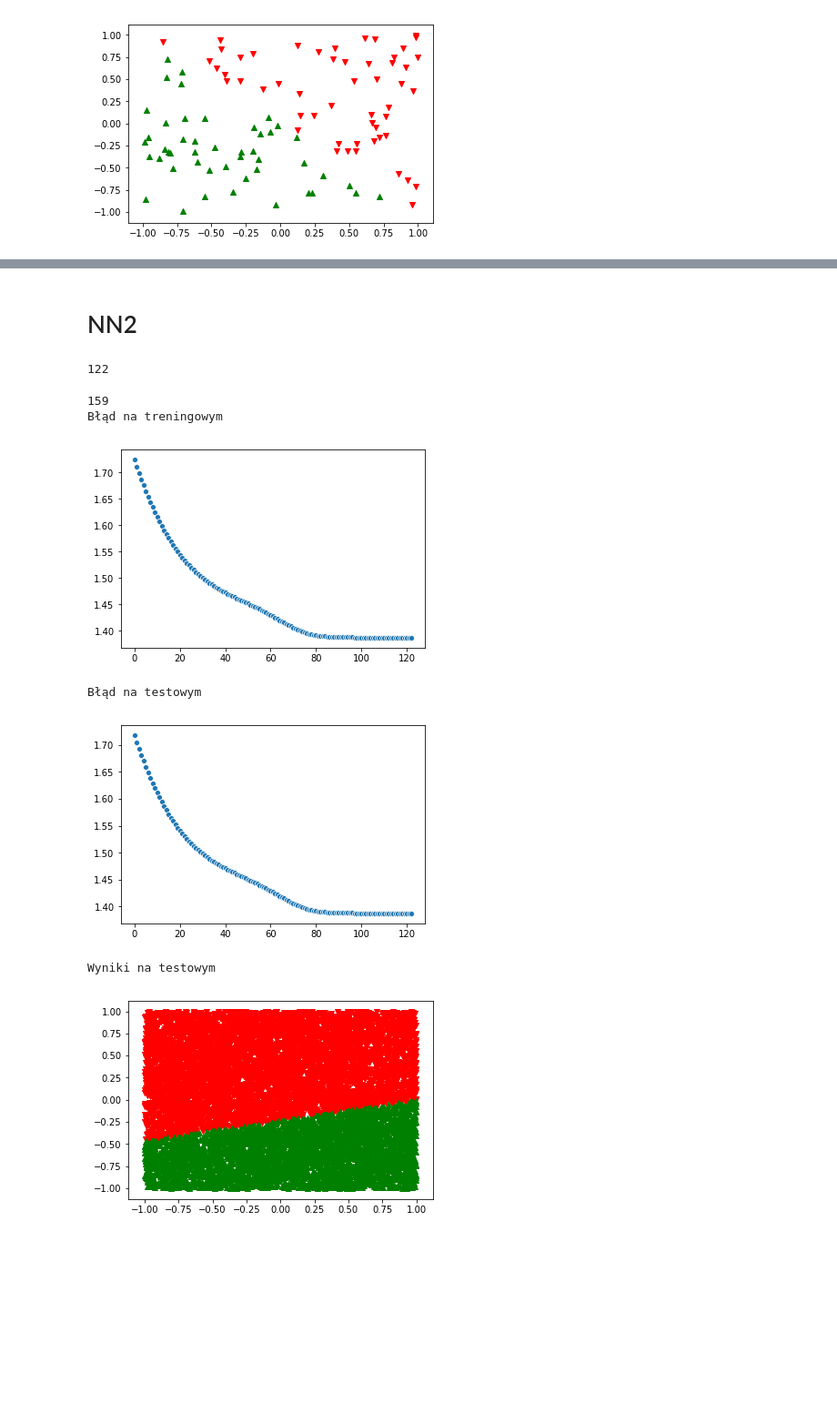
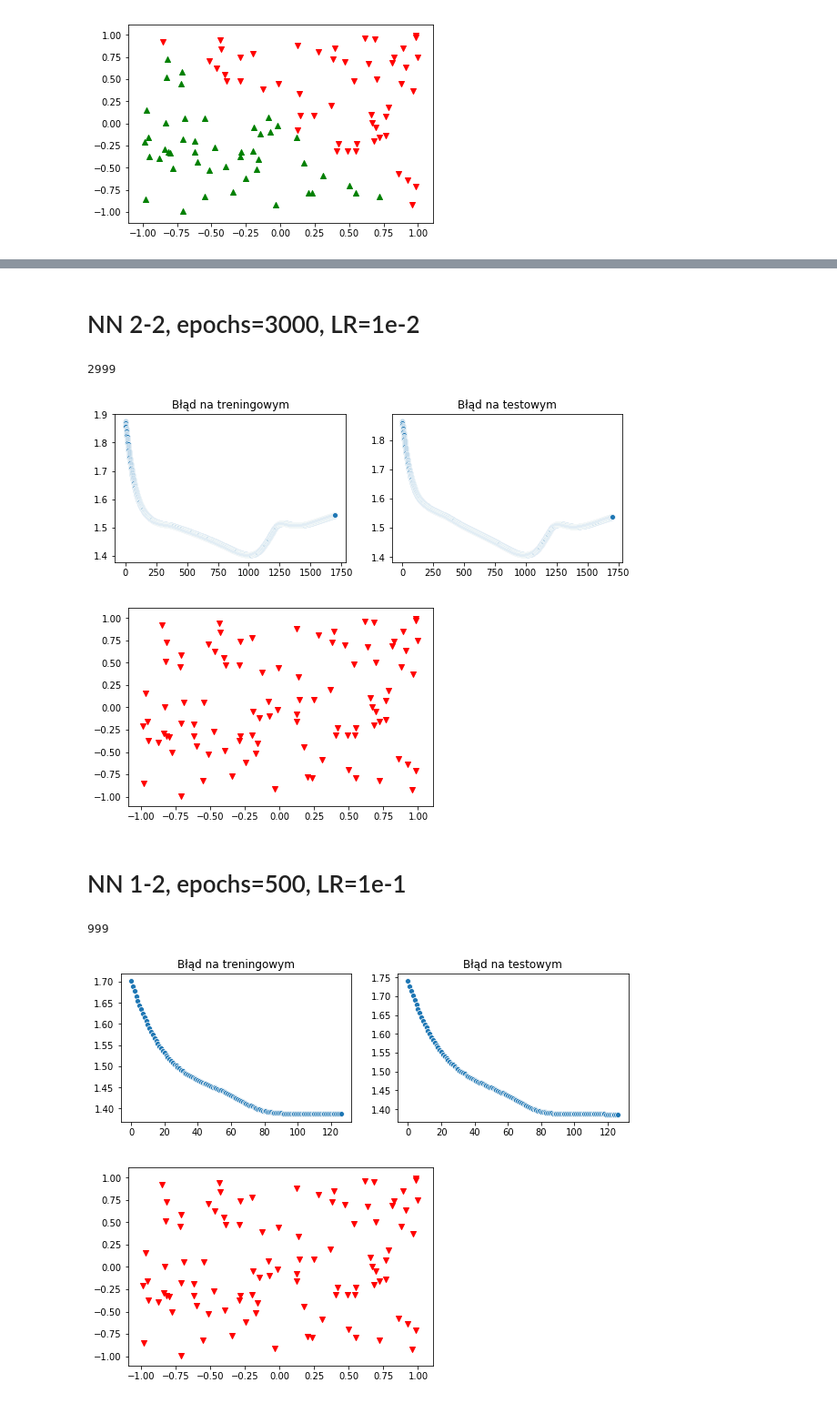
Before and after one commit to OlafSk/MGU2019, a Jupyter notebook: tests_classification.ipynb, the cells around one changed output, grey strips where cells are left out. Shown at 91% size. Cells and saved outputs as stored; diff of their text form; code cells hidden in the pictures; blank space fills up the shorter version.

```diff
--- a/tests_classification.ipynb
+++ b/tests_classification.ipynb
@@ -24,14 +24,15 @@ def train_wrapper(network, train_set, train_labels, test_x=None, test_y=None, ep
     try:
         train_loss, test_loss, _ = network.train(train_set, train_labels, test_set, test_labels, epochs=epochs, learning_rate=learning_rate, verbose=verbose)
 
-        print("\nBłąd na treningowym")
-        sns.scatterplot(np.arange(epochs), train_loss)
+
+        _, (ax1, ax2) = plt.subplots(ncols=2, sharey=False, figsize=(10, 3))
+        sns.scatterplot(np.arange(epochs), train_loss, ax=ax1).set_title("Błąd na treningowym")
+
+        sns.scatterplot(np.arange(epochs), test_loss, ax=ax2).set_title("Błąd na testowym")
         plt.show()
-        print("Błąd na testowym")
-        sns.scatterplot(np.arange(epochs), test_loss)
-        plt.show()
-        print("Wyniki na testowym")
-        plot_results(nn, test_x)
+
+        #sns.scatterplot(x=train_set[:, 0], y=train_set[:, 1], markers=network.forward_pass(train_set).argmax(axis=1)+1, ax=ax3).set_title("Wyniki na testowym")
+        plot_results(network, train_set,)
 
     except KeyboardInterrupt:
         pass
@@ -69,9 +64,9 @@ Wyniki na testowym
 # %%
 np.random.seed(58)
-nn3 = NeuralNetwork("cross_entropy", 0)
+nn = NeuralNetwork("cross_entropy", 0)
 
-nn3.add(Layer(2, 2, "relu"))
-nn3.add(Layer(2, 2, "softmax"))
+nn.add(Layer(2, 2, "relu"))
+nn.add(Layer(2, 2, "softmax"))
 
-train_wrapper(nn3, train_set, train_labels, test_x=test_set, test_y=test_labels, epochs=250, learning_rate=1e-1)
+train_wrapper(nn, train_set, train_labels, test_x=test_set, test_y=test_labels, epochs=250, learning_rate=1e-1)
 # %% [output]
@@ -86,19 +77,28 @@ Wyniki na testowym
-# %% [markdown]
-# NN2
+# %% [markdown]
+# NN 2-2, epochs=3000, LR=1e-2
+# %%
+np.random.seed(58)
+nn = NeuralNetwork("cross_entropy", 0)
+
+nn.add(Layer(2, 2, "relu"))
+nn.add(Layer(2, 2, "softmax"))
+
+train_wrapper(nn, train_set, train_labels, test_x=test_set, test_y=test_labels, epochs=3000, learning_rate=1e-2)
+# %% [output]
+2999
+[figure, added]
+[figure, added]
+# %% [markdown]
+# NN 1-2, epochs=500, LR=1e-1
 # %%
 np.random.seed(58)
-nn2 = NeuralNetwork("cross_entropy", 0)
+nn = NeuralNetwork("cross_entropy", 0)
 
-nn2.add(Layer(1, 2, "relu"))
-nn2.add(Layer(2, 1, "softmax"))
+nn.add(Layer(1, 2, "relu"))
+nn.add(Layer(2, 1, "softmax"))
 
-train_wrapper(nn2, train_set, train_labels, test_x=test_set, test_y=test_labels, epochs=160, learning_rate=1e-1)
+train_wrapper(nn, train_set, train_labels, test_x=test_set, test_y=test_labels, epochs=1000, learning_rate=1e-1)
 # %% [output]
-122
+999
-159
-Błąd na treningowym
-[figure, old version]
+[figure, new version]
-Błąd na testowym
-[figure, old version]
+[figure, new version]
-Wyniki na testowym
-[figure, removed]
```
Also changed, not shown: parts of 21 cells of this notebook.
